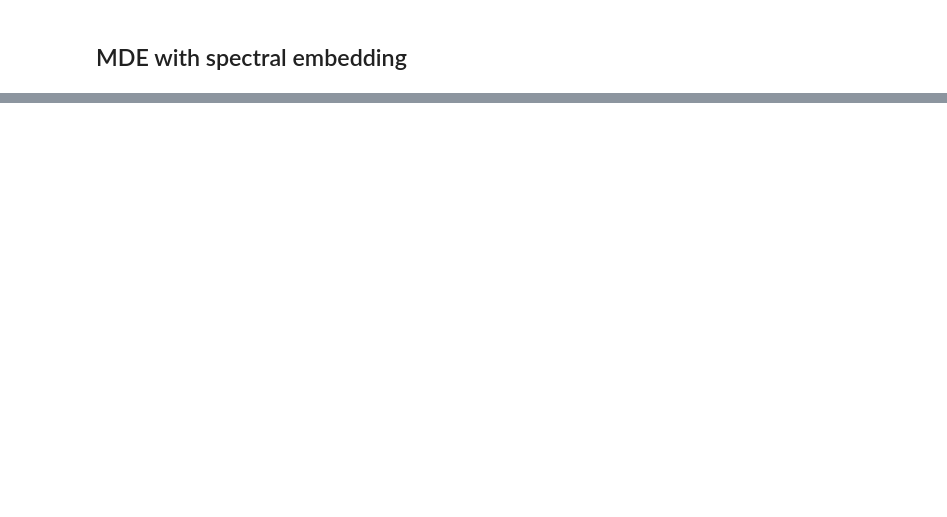
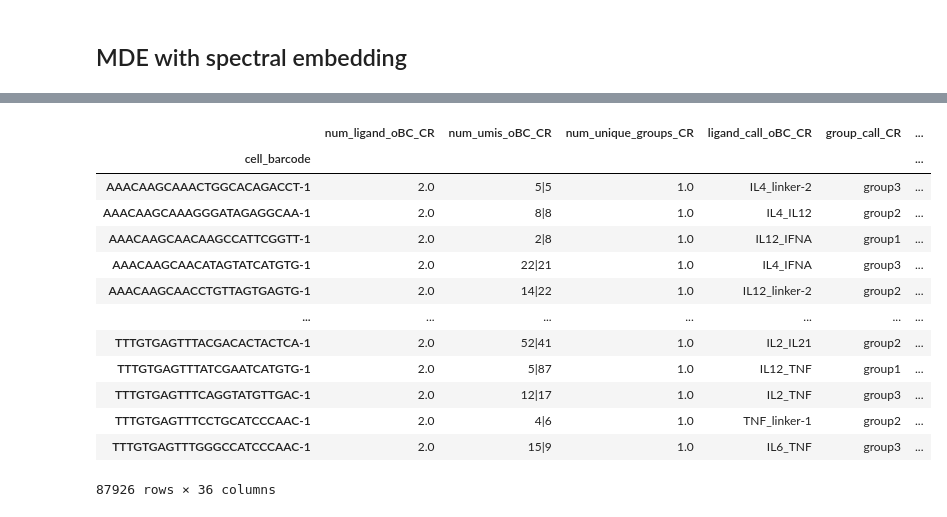
Before and after one commit to eric-y-wang/SIG07, a Jupyter notebook: analysis/correlation_analysis.ipynb, the cells around one changed output, grey strips where cells are left out. Drawn from its saved outputs; the diff is of its cells as text; code cells hidden in the pictures; blank space fills up the shorter version.

```diff
--- a/analysis/correlation_analysis.ipynb
+++ b/analysis/correlation_analysis.ipynb
@@ -509,0 +514,40 @@ plt.show()
+# %%
+# Extract the unique ligands from the 'ligand_call_oBC_CR' column
+unique_ligands = set(
+    ligand
+    for ligands in adata.obs["ligand_call_oBC_CR"].str.split("_")
+    for ligand in ligands
+)
+
+# Create a new column for each unique ligand with "single", "double", or "none" labels
+for ligand in unique_ligands:
+    # Classify each row
+    adata.obs[f"has_{ligand}"] = adata.obs["ligand_call_oBC_CR"].apply(
+        lambda x: (
+            "single" if ligand in x.split("_") and any(linker in x.split("_") for linker in ["linker-1", "linker-2"])
+            else "double" if ligand in x.split("_") and len(x.split("_")) > 1 and not any(linker in x.split("_") for linker in ["linker-1", "linker-2"])
+            else "none"
+        )
+    )
+
+    # Convert to categorical and reorder the categories
+    adata.obs[f"has_{ligand}"] = adata.obs[f"has_{ligand}"].astype(
+        pd.CategoricalDtype(categories=['none','single','double'], ordered=True)
+    )
+
+adata.obs
+# %% [output]
+|  | num_ligand_oBC_CR | num_umis_oBC_CR | num_unique_groups_CR | ligand_call_oBC_CR | group_call_CR | ... |
+| cell_barcode |  |  |  |  |  | ... |
+| AAACAAGCAAACTGGCACAGACCT-1 | 2.0 | 5|5 | 1.0 | IL4_linker-2 | group3 | ... |
+| AAACAAGCAAAGGGATAGAGGCAA-1 | 2.0 | 8|8 | 1.0 | IL4_IL12 | group2 | ... |
+| AAACAAGCAACAAGCCATTCGGTT-1 | 2.0 | 2|8 | 1.0 | IL12_IFNA | group1 | ... |
+| AAACAAGCAACATAGTATCATGTG-1 | 2.0 | 22|21 | 1.0 | IL4_IFNA | group3 | ... |
+| AAACAAGCAACCTGTTAGTGAGTG-1 | 2.0 | 14|22 | 1.0 | IL12_linker-2 | group2 | ... |
+| ... | ... | ... | ... | ... | ... | ... |
+| TTTGTGAGTTTACGACACTACTCA-1 | 2.0 | 52|41 | 1.0 | IL2_IL21 | group2 | ... |
+| TTTGTGAGTTTATCGAATCATGTG-1 | 2.0 | 5|87 | 1.0 | IL12_TNF | group1 | ... |
+| TTTGTGAGTTTCAGGTATGTTGAC-1 | 2.0 | 12|17 | 1.0 | IL2_TNF | group3 | ... |
+| TTTGTGAGTTTCCTGCATCCCAAC-1 | 2.0 | 4|6 | 1.0 | TNF_linker-1 | group2 | ... |
+| TTTGTGAGTTTGGGCCATCCCAAC-1 | 2.0 | 15|9 | 1.0 | IL6_TNF | group3 | ... |
+87926 rows × 36 columns
```
Also changed, not shown: parts of 17 cells of this notebook, 17 other files.
